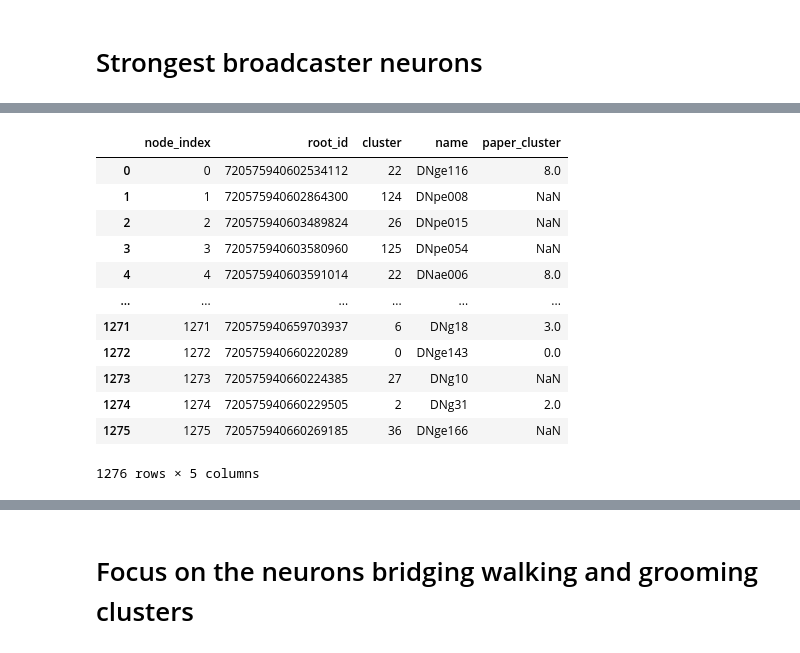
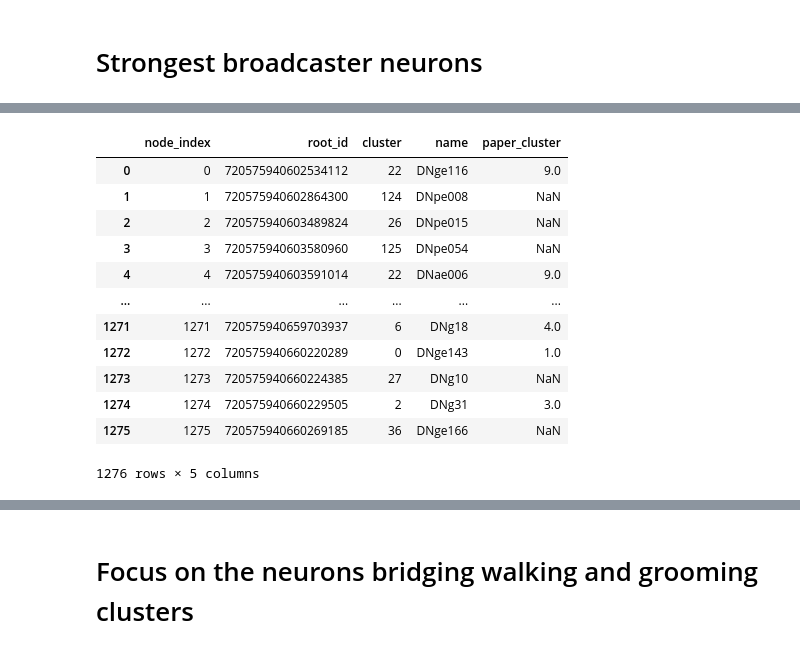
Before and after one commit to NeLy-EPFL/dn_networks, a Jupyter notebook: dn_connectomics/test_ground.ipynb, the cells around one changed output, grey strips where cells are left out. Cells and saved outputs as stored; diff of their text form; code cells hidden in the pictures.

```diff
--- a/dn_connectomics/test_ground.ipynb
+++ b/dn_connectomics/test_ground.ipynb
@@ -109,29 +51,47 @@ inferred_names[~inferred_names['root_id'].isin(dn_data['root_id'])][['root_id',
 # %%
+# Add infomration about cluster belonging
+
 working_folder = plot_params.CLUSTERING_ARGS["folder"]
 data_folder = plot_params.CLUSTERING_ARGS["data_folder"]
 communities = load_communities(
     data_folder,
     return_type="list",
     data_type="root_id",
     threshold = plot_params.CLUSTERING_ARGS["confusion_mat_size_threshold"],
     )
-# add an empty column to the dn_data table
 dn_data['paper_cluster'] = np.NaN
 for count, c_ in enumerate(communities):
     for root_id in c_:
         dn_data.loc[dn_data['root_id'] == root_id, 'paper_cluster'] = count
 dn_data
+published_cluster = {
+    0: 9,
+    1: 3,
+    2: 10,
+    3: 1,
+    4: 4,
+    5: 2,
+    6: 7,
+    7: 12,
+    8: 8,
+    9: 11,
+    10: 6,
+    11: 5,
+}
+# replace the 'paper_cluster' number with the value from the dictionary
+dn_data['paper_cluster'] = dn_data['paper_cluster'].replace(published_cluster)
+dn_data
 # %% [output]
 |  | node_index | root_id | cluster | name | paper_cluster |
-| 0 | 0 | 720575940602534112 | 22 | DNge116 | 8.0 |
+| 0 | 0 | 720575940602534112 | 22 | DNge116 | 9.0 |
 | 1 | 1 | 720575940602864300 | 124 | DNpe008 | NaN |
 | 2 | 2 | 720575940603489824 | 26 | DNpe015 | NaN |
 | 3 | 3 | 720575940603580960 | 125 | DNpe054 | NaN |
-| 4 | 4 | 720575940603591014 | 22 | DNae006 | 8.0 |
+| 4 | 4 | 720575940603591014 | 22 | DNae006 | 9.0 |
 | ... | ... | ... | ... | ... | ... |
-| 1271 | 1271 | 720575940659703937 | 6 | DNg18 | 3.0 |
-| 1272 | 1272 | 720575940660220289 | 0 | DNge143 | 0.0 |
+| 1271 | 1271 | 720575940659703937 | 6 | DNg18 | 4.0 |
+| 1272 | 1272 | 720575940660220289 | 0 | DNge143 | 1.0 |
 | 1273 | 1273 | 720575940660224385 | 27 | DNg10 | NaN |
-| 1274 | 1274 | 720575940660229505 | 2 | DNg31 | 2.0 |
+| 1274 | 1274 | 720575940660229505 | 2 | DNg31 | 3.0 |
 | 1275 | 1275 | 720575940660269185 | 36 | DNge166 | NaN |
 1276 rows × 5 columns
```
Also changed, not shown: parts of 28 cells of this notebook, 10 other files.
